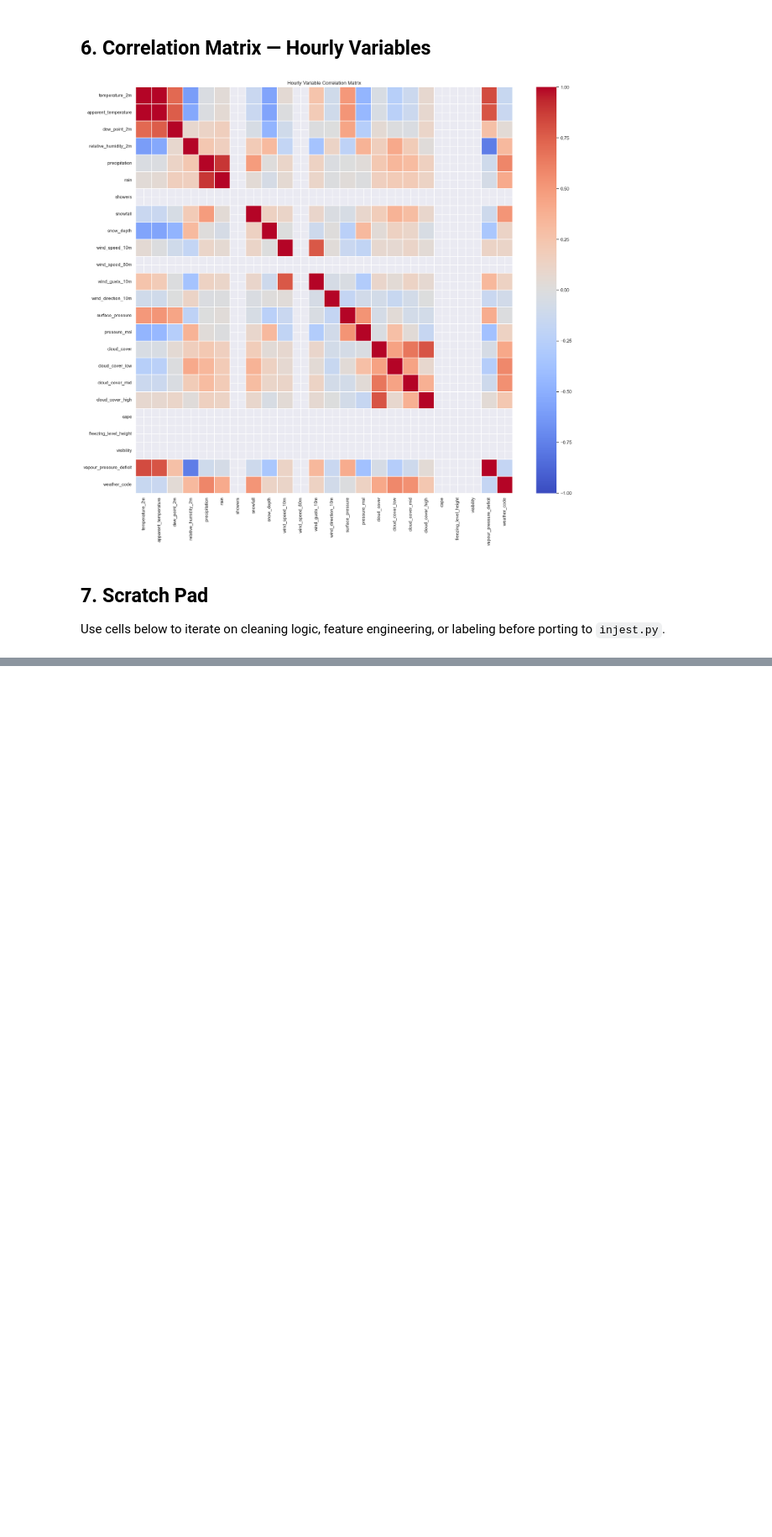
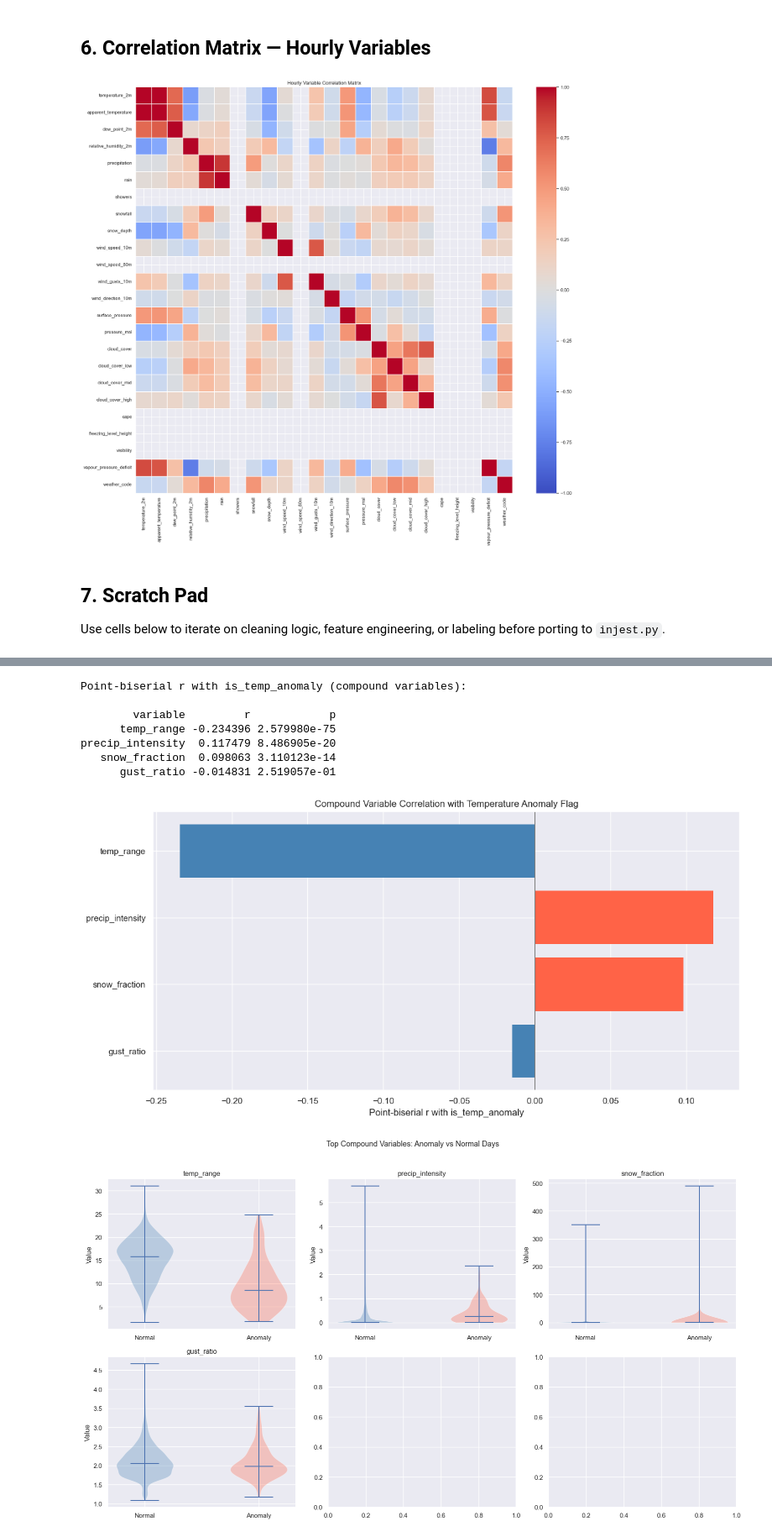
Before and after one commit to Tyler-oc/weather-anomaly-, a Jupyter notebook: notebooks/exploration.ipynb, the cells around one changed output, grey strips where cells are left out. Shown at 84% size. Drawn from its saved outputs; the diff is of its cells as text; code cells hidden in the pictures; blank space fills up the shorter version.

Commit message:
more exploraiton, creation compound variables

```diff
--- a/notebooks/exploration.ipynb
+++ b/notebooks/exploration.ipynb
@@ -302,0 +461,70 @@ Use cells below to iterate on cleaning logic, feature engineering, or labeling b
+# %%
+# ── Correlation of compound variables with temperature anomaly flag ────────────
+# Aggregate hourly compounds to daily for comparison with the daily anomaly label
+hourly_daily_agg = hourly_df[compound_vars_hourly].resample("24h").agg({
+    "apparent_temp_diff":    ["mean", "min"],
+    "dew_point_depression":  "mean",
+    "pressure_tendency_1h":  ["min", "std"],
+    "pressure_tendency_3h":  "min",
+    "wind_momentum":         "max",
+    "cloud_stratification":  "mean",
+    "heat_stress":           "max",
+})
+hourly_daily_agg.columns = ["_".join(c) for c in hourly_daily_agg.columns]
+
+compound_analysis = daily_df[compound_vars_daily + ["is_temp_anomaly"]].join(
+    hourly_daily_agg, how="left"
+)
+
+# Point-biserial correlation with anomaly flag
+print("Point-biserial r with is_temp_anomaly (compound variables):\n")
+compound_cols = [c for c in compound_analysis.columns if c != "is_temp_anomaly"]
+results = []
+for col in compound_cols:
+    valid = compound_analysis[[col, "is_temp_anomaly"]].dropna()
+    if valid["is_temp_anomaly"].nunique() < 2:
+        continue
+    r, p = pointbiserialr(valid["is_temp_anomaly"].astype(int), valid[col])
+    results.append({"variable": col, "r": r, "p": p})
+
+results_df = pd.DataFrame(results).sort_values("r", key=abs, ascending=False)
+print(results_df.to_string(index=False))
+
+# Bar chart of r values
+fig, ax = plt.subplots(figsize=(12, 6))
+colors = ["tomato" if r >= 0 else "steelblue" for r in results_df["r"]]
+ax.barh(results_df["variable"], results_df["r"], color=colors, edgecolor="none")
+ax.axvline(0, color="gray", lw=0.8)
+ax.set_xlabel("Point-biserial r with is_temp_anomaly")
+ax.set_title("Compound Variable Correlation with Temperature Anomaly Flag")
+ax.invert_yaxis()
+plt.tight_layout()
+
+# Violin plots for top 6 by |r|
+top_vars = results_df.head(6)["variable"].tolist()
+fig, axes = plt.subplots(2, 3, figsize=(16, 9))
+axes = axes.flatten()
+
+for ax, col in zip(axes, top_vars):
+    data_norm = compound_analysis.loc[compound_analysis["is_temp_anomaly"] == False, col].dropna()
+    data_anom = compound_analysis.loc[compound_analysis["is_temp_anomaly"] == True,  col].dropna()
+    parts = ax.violinplot([data_norm.values, data_anom.values], positions=[0, 1], showmedians=True)
+    parts["bodies"][0].set_facecolor("steelblue")
+    parts["bodies"][1].set_facecolor("tomato")
+    ax.set_xticks([0, 1])
+    ax.set_xticklabels(["Normal", "Anomaly"])
+    ax.set_title(col)
+    ax.set_ylabel("Value")
+
+plt.suptitle("Top Compound Variables: Anomaly vs Normal Days", y=1.02, fontsize=13)
+plt.tight_layout()
+# %% [output]
+Point-biserial r with is_temp_anomaly (compound variables):
+
+        variable         r            p
+      temp_range -0.234396 2.579980e-75
+precip_intensity  0.117479 8.486905e-20
+   snow_fraction  0.098063 3.110123e-14
+      gust_ratio -0.014831 2.519057e-01
+[figure, added]
+[figure, added]
```
Also changed, not shown: parts of 15 cells of this notebook, 1 other file.
